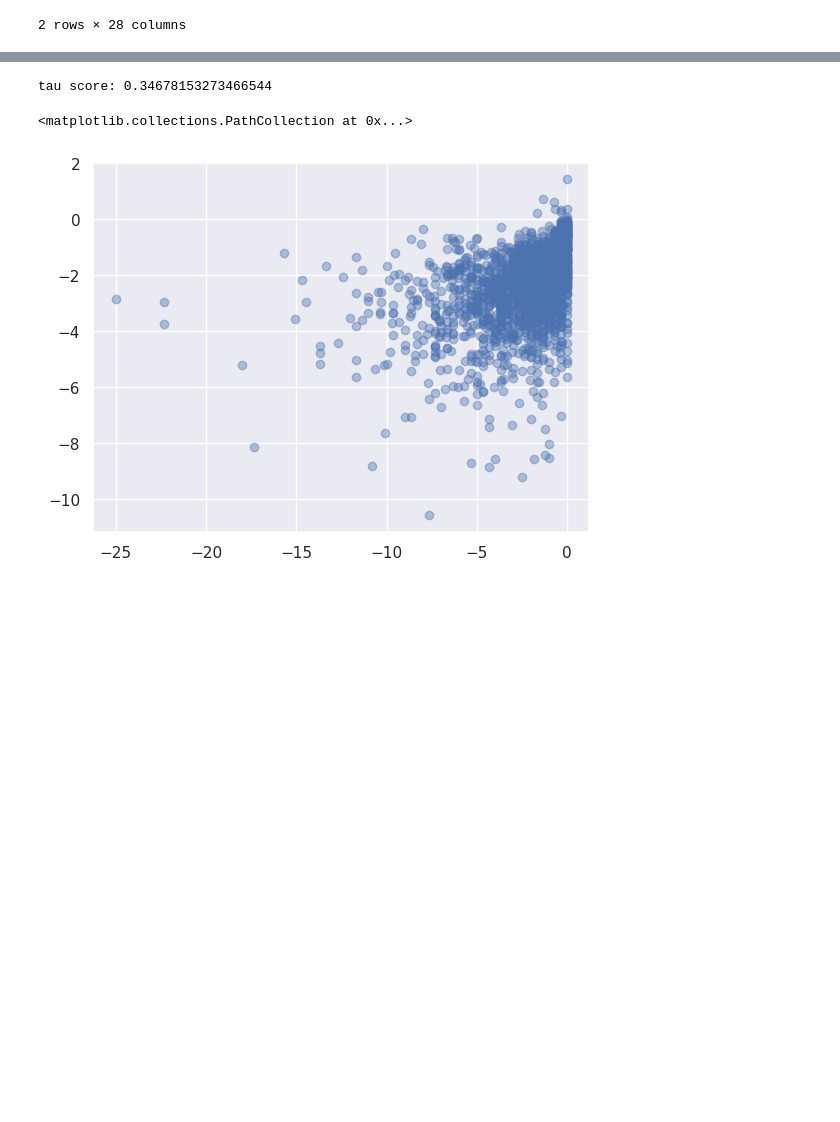
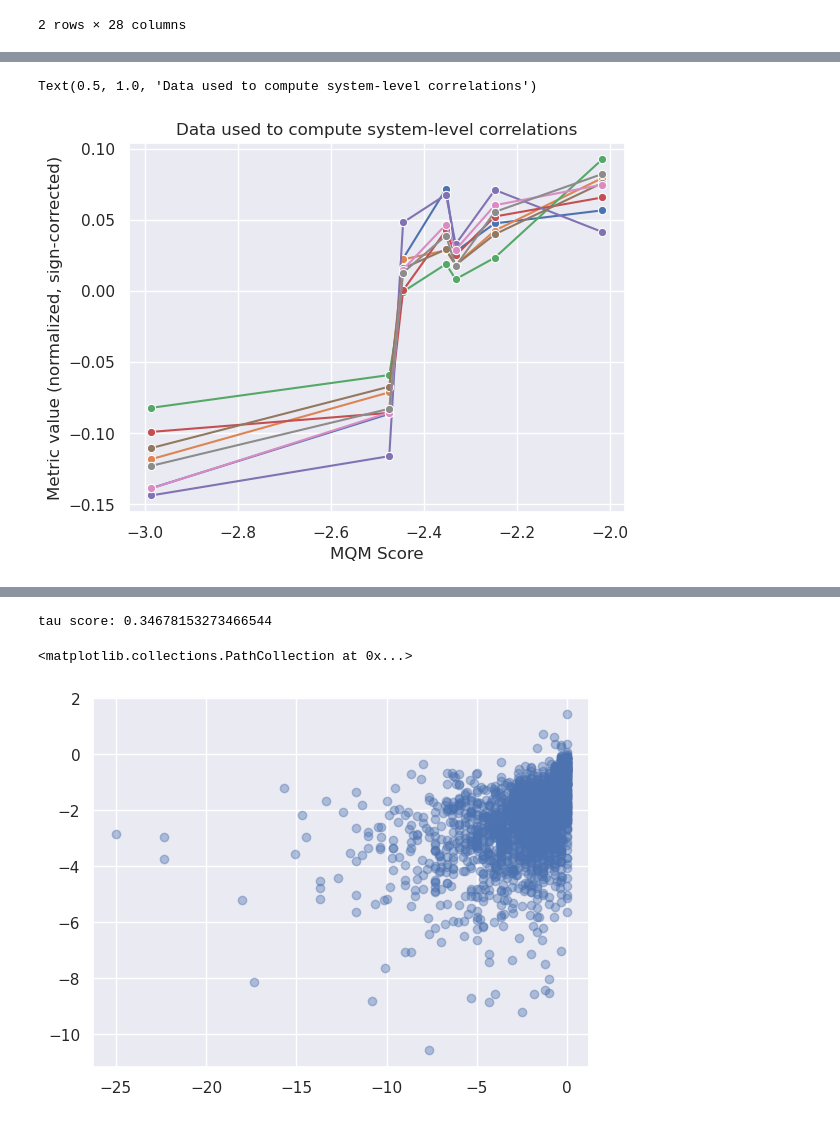
Before and after one commit to fernandokm/nlg_metrics_similarity, a Jupyter notebook: metrics_evaluation.ipynb, the cells around one changed output, grey strips where cells are left out. Drawn from its saved outputs; the diff is of its cells as text; code cells hidden in the pictures; blank space fills up the shorter version.

```diff
--- a/metrics_evaluation.ipynb
+++ b/metrics_evaluation.ipynb
@@ -175,0 +286,26 @@ Text(0.5, 1.0, 'Correlation matrix between filtered and non-filtered metrics')
+# %%
+full_data_normalized = full_data_sign_corrected.copy()
+full_data_normalized[metrics_all] -= full_data_normalized[metrics_all].mean()
+full_data_normalized[metrics_all] /= full_data_normalized[metrics_all].std()
+
+sns.lineplot(
+    x="mqm_avg_score",
+    y="value",
+    hue="variable",
+    data=full_data_normalized.groupby("system")
+    .mean(numeric_only=True)
+    .reset_index()
+    .melt(
+        id_vars=["system", "mqm_avg_score"],
+        value_vars=metrics_normal,
+    ),
+    legend=False,
+    marker="o",
+)
+plt.xlabel("MQM Score")
+plt.ylabel("Metric value (normalized, sign-corrected)")
+savefig("data_system_correlation")
+plt.title("Data used to compute system-level correlations")
+# %% [output]
+Text(0.5, 1.0, 'Data used to compute system-level correlations')
+[figure, added]
```
Also changed, not shown: parts of 34 cells of this notebook.
